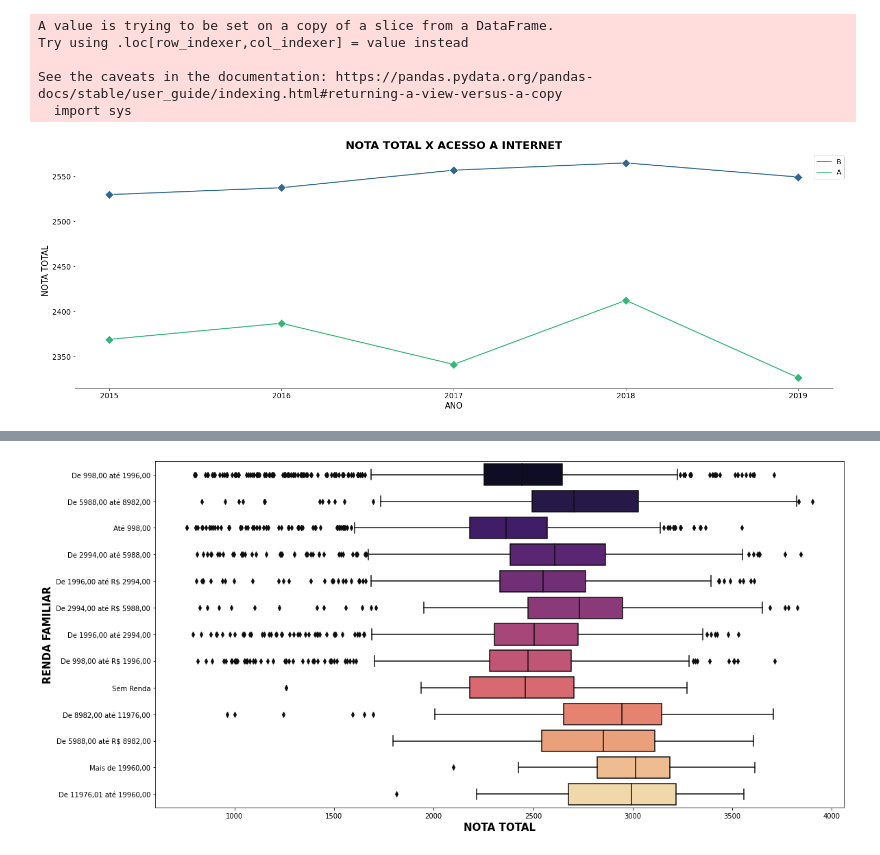
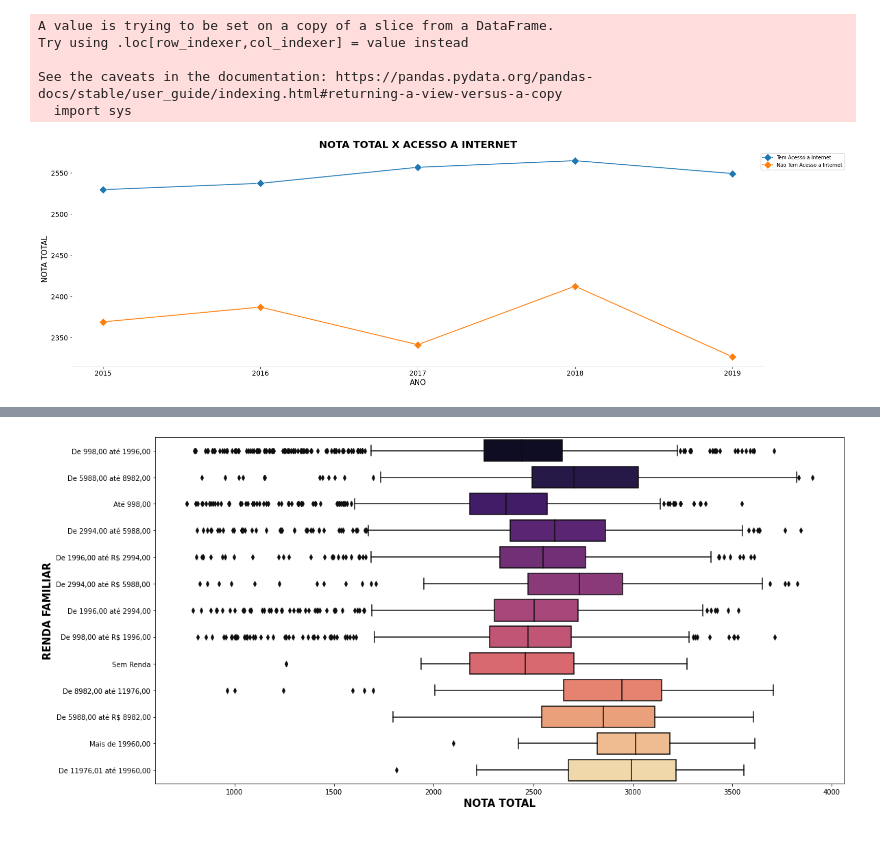
Before and after one commit to NophaieViscente/AnaliseDadosENEM, a Jupyter notebook: Analisando_Dados_da_Educação_ENEM_SC_Mesorregião_Serrana_|_Microrregião_de_Curitibanos.ipynb, the cells around one changed output, grey strips where cells are left out. Saved outputs shown, nothing was run; the diff lists cells and outputs as text; code cells hidden in the pictures.

```diff
--- a/Analisando_Dados_da_Educação_ENEM_SC_Mesorregião_Serrana_|_Microrregião_de_Curitibanos.ipynb
+++ b/Analisando_Dados_da_Educação_ENEM_SC_Mesorregião_Serrana_|_Microrregião_de_Curitibanos.ipynb
@@ -12,3 +12,18 @@ dadosSC2016 = pd.read_csv('/content/drive/MyDrive/microdados_enem_sc_2016.csv')
 dadosSC2017 = pd.read_csv('/content/drive/MyDrive/microdados_enem_sc_2017.csv')
 dadosSC2018 = pd.read_csv('/content/drive/MyDrive/microdados_enem_sc_2018.csv')
 dadosSC2019 = pd.read_csv('/content/drive/MyDrive/microdados_enem_SC_2019.csv')
+# %%
+def GraficoLinha (tamanhoFigura,dados,x,y,hueAdicional,estilo_Erro,tipoMarcador,larguraLinha,tamanhoMarcador,titulo,
+                  legenda,pos_legenda,tamanhoLabels,xlabel,ylabel,listaTicks_x) :
+  fig, ax = plt.subplots(figsize=tamanhoFigura)
+  sns.lineplot(data=dados,x=x,y=y,hue=hueAdicional,err_style=estilo_Erro,marker=tipoMarcador,lw=larguraLinha,
+               markersize=tamanhoMarcador)
+  for axis in ['top', 'right', 'left']:
+    ax.spines[axis].set_color(None)
+  plt.title(titulo,fontdict={'fontsize':20,'fontweight':'semibold'})
+  leg = plt.legend(legenda,bbox_to_anchor=(pos_legenda))
+  plt.tick_params(labelsize=tamanhoLabels)
+  plt.ylabel(ylabel=ylabel,fontdict={'fontsize':15})
+  plt.xlabel(xlabel=xlabel,fontdict={'fontsize':15})
+  plt.xticks(listaTicks_x)
+  plt.show()
@@ -232,17 +265,8 @@ Try using .loc[row_indexer,col_indexer] = value instead
 
 See the caveats in the documentation: https://pandas.pydata.org/pandas-docs/stable/user_guide/indexing.html#returning-a-view-versus-a-copy
   import sys
-# %%
-fig, ax = plt.subplots(figsize=(25,8))
-sns.lineplot(data=dados_rs_sem_nota_zero,x='NU_ANO',y='NU_NOTA_TOTAL',hue='Q025',palette='viridis',err_style=None,
-             marker='D',lw=1.85,markersize=11)
-leg = plt.legend(bbox_to_anchor=(1.02,1),fontsize=13)
-plt.title('NOTA TOTAL X ACESSO A INTERNET',fontdict={'fontsize':20,'fontweight':'semibold'})
-plt.xticks([2015,2016,2017,2018,2019])
-plt.ylabel('NOTA TOTAL',fontdict={'fontsize':15})
-plt.xlabel('ANO',fontdict={'fontsize':15})
-plt.tick_params(labelsize=13.5)
-for axis in ['top', 'right', 'left']:
-   ax.spines[axis].set_color(None)
-# %% [output]
-[figure, removed]
+# %%
+GraficoLinha((25,8),dados_rs_sem_nota_zero,'NU_ANO','NU_NOTA_TOTAL','Q025',None,'D',1.75,
+             11,'NOTA TOTAL X ACESSO A INTERNET',['Tem Acesso a Internet','Não Tem Acesso a Internet'],(1.12,1),13.5,'ANO','NOTA TOTAL',[2015,2016,2017,2018,2019])
+# %% [output]
+[figure, added]
```
Also changed, not shown: parts of 3 cells of this notebook.
